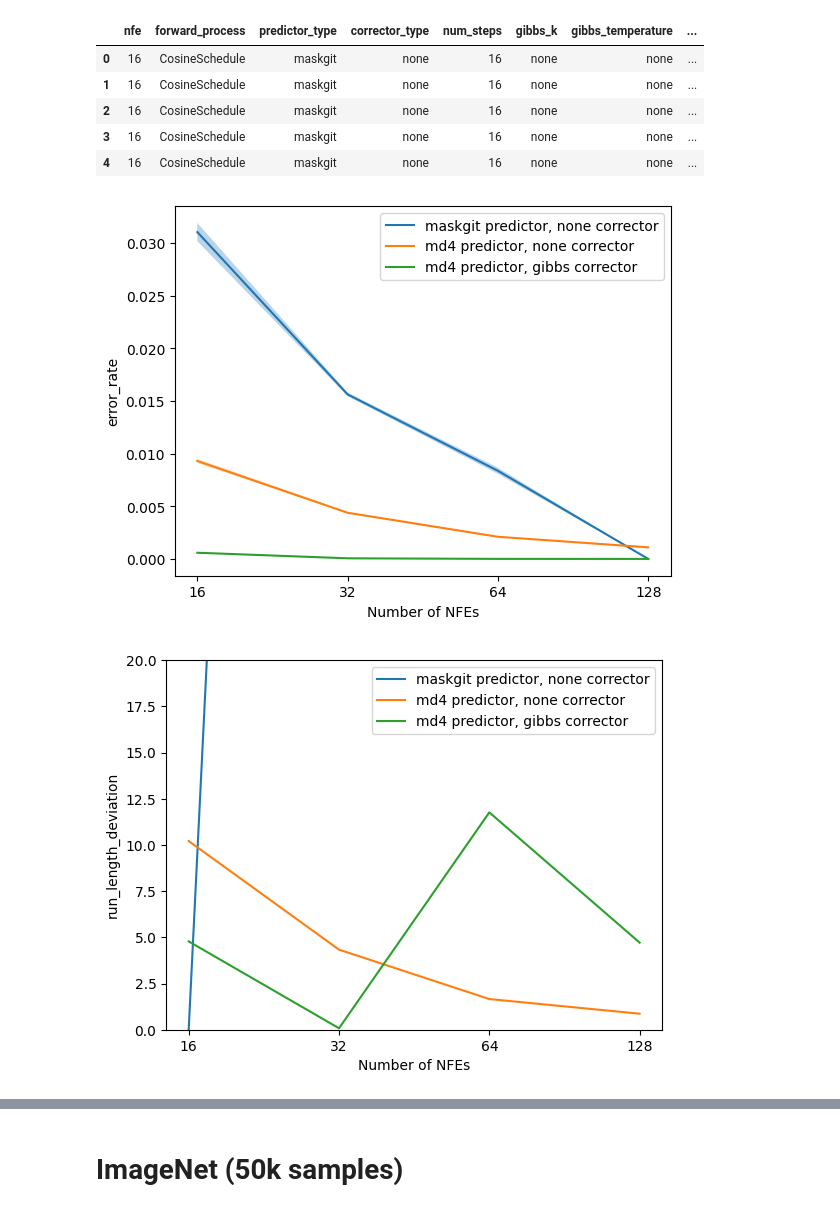
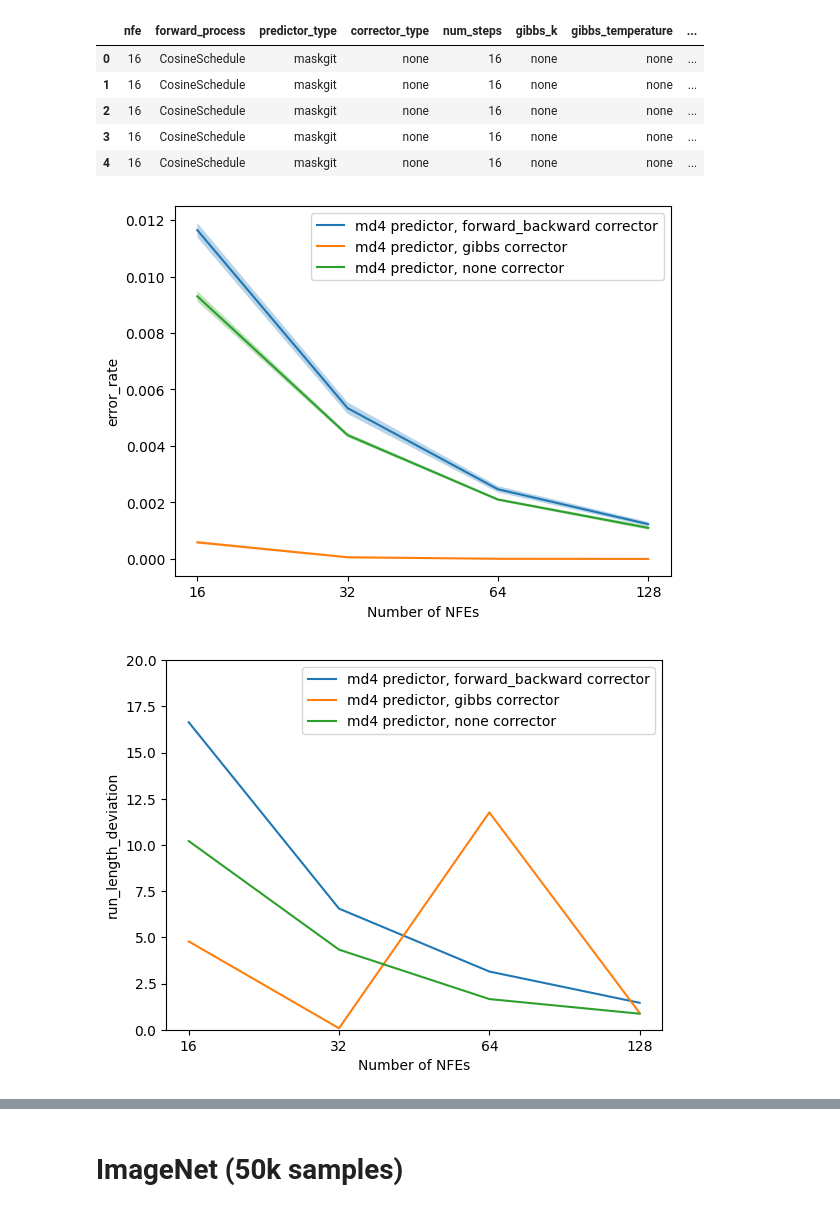
Before and after one commit to matthew9671/maskgit-jax, a Jupyter notebook: notebooks/make_plots.ipynb, the cells around one changed output, grey strips where cells are left out. Saved outputs shown, nothing was run; the diff lists cells and outputs as text; code cells hidden in the pictures.

Commit message:
Saving all the results and figures

```diff
--- a/notebooks/make_plots.ipynb
+++ b/notebooks/make_plots.ipynb
@@ -21,8 +21,14 @@ palette
 # %% [markdown]
 # Synthetic
 # %%
-df = pd.read_csv('mc_4states_p=0.9_1_27.csv')
+# df = pd.read_csv('mc_4states_p=0.9_1_27.csv')
+df = pd.read_csv('mc_4states_p=0.9_1_30_all.csv')
+# df["corrector_step_size"] = 0
+
+# df_fb = pd.read_csv('mc_4states_p=0.9_1_30_fb.csv')
+# # concatenate the two dataframes
+# df = pd.concat([df, df_fb], axis=0)
 df = df.fillna(value="none")
+df_full = df
 print(df.head())
-df_full = df
 # %% [output]
@@ -146,25 +156,26 @@ def plot_metric(df, metric):
 # %%
 # Filter by corrector and nfe
 df = df_full
 df["run_length_deviation"] = (df["avg_run_length_mean"] - 10) ** 2
-df["weighted_score"] = df["run_length_deviation"] / 1000 + df["error_rate_mean"]
+df["weighted_score"] = df["run_length_deviation"] / 100 + df["error_rate_mean"]
 
 forward_process = "CosineSchedule"
 # forward_process = "LinearSchedule"
 metric = "error_rate_mean"
-# metric = "run_length_err"
+# metric = "run_length_deviation"
 # metric = "weighted_score"
 
 anneal_temperature = True
 
 df = df[(df['forward_process'] == forward_process)
         & (df['corrector_type'] != 'gibbs_argmax')
+        & (df['predictor_type'] != 'maskgit')
         # & (df['anneal_temperature'] == anneal_temperature)
 ]
 
 best = plot_metric(df, metric)
 display(best)
 # %% [output]
-[figure, old version]
+[figure, new version]
-[figure, old version]
+[figure, new version]
 |  | nfe | predictor_type | corrector_type | forward_process | num_steps | gibbs_k | gibbs_temperature | ... |
```
Also changed, not shown: parts of 9 cells of this notebook, 13 other files.
